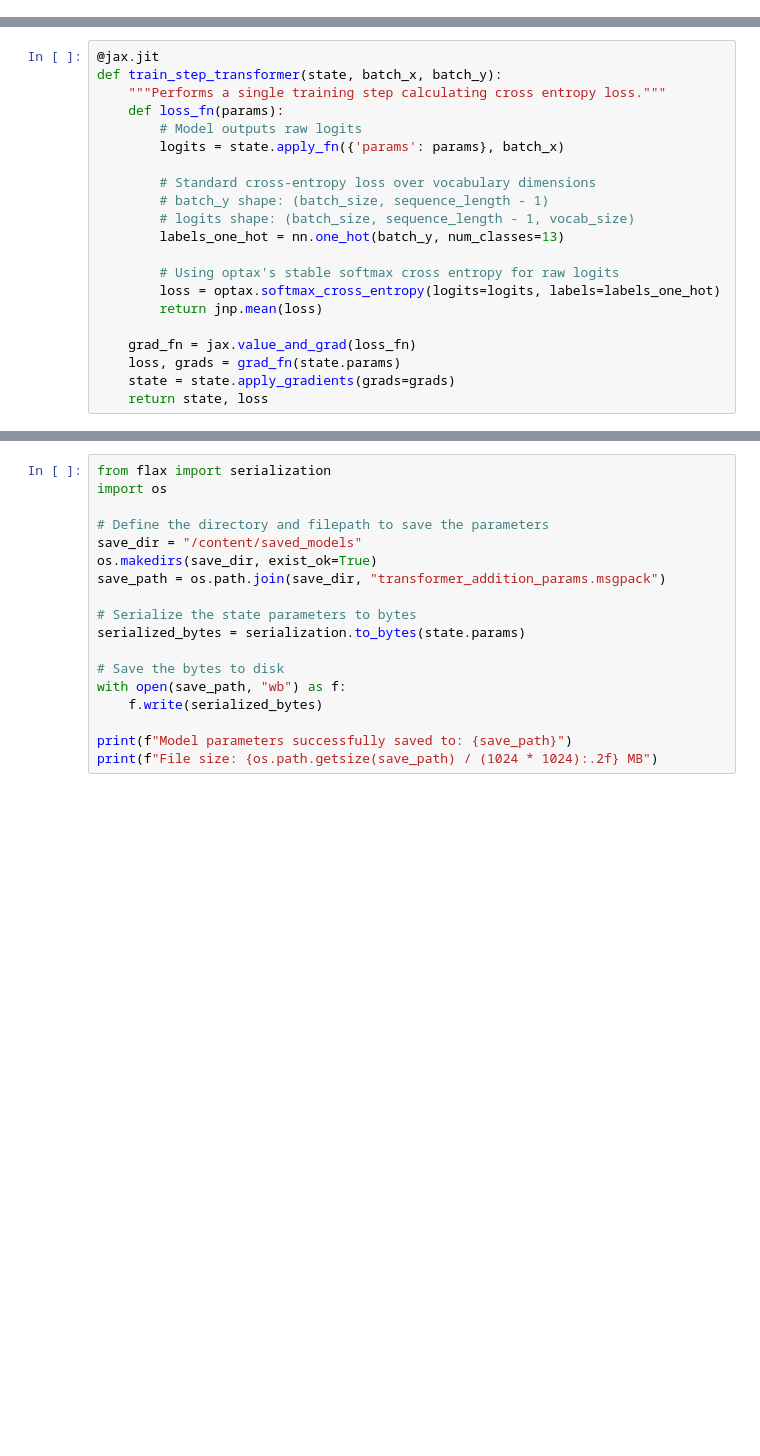
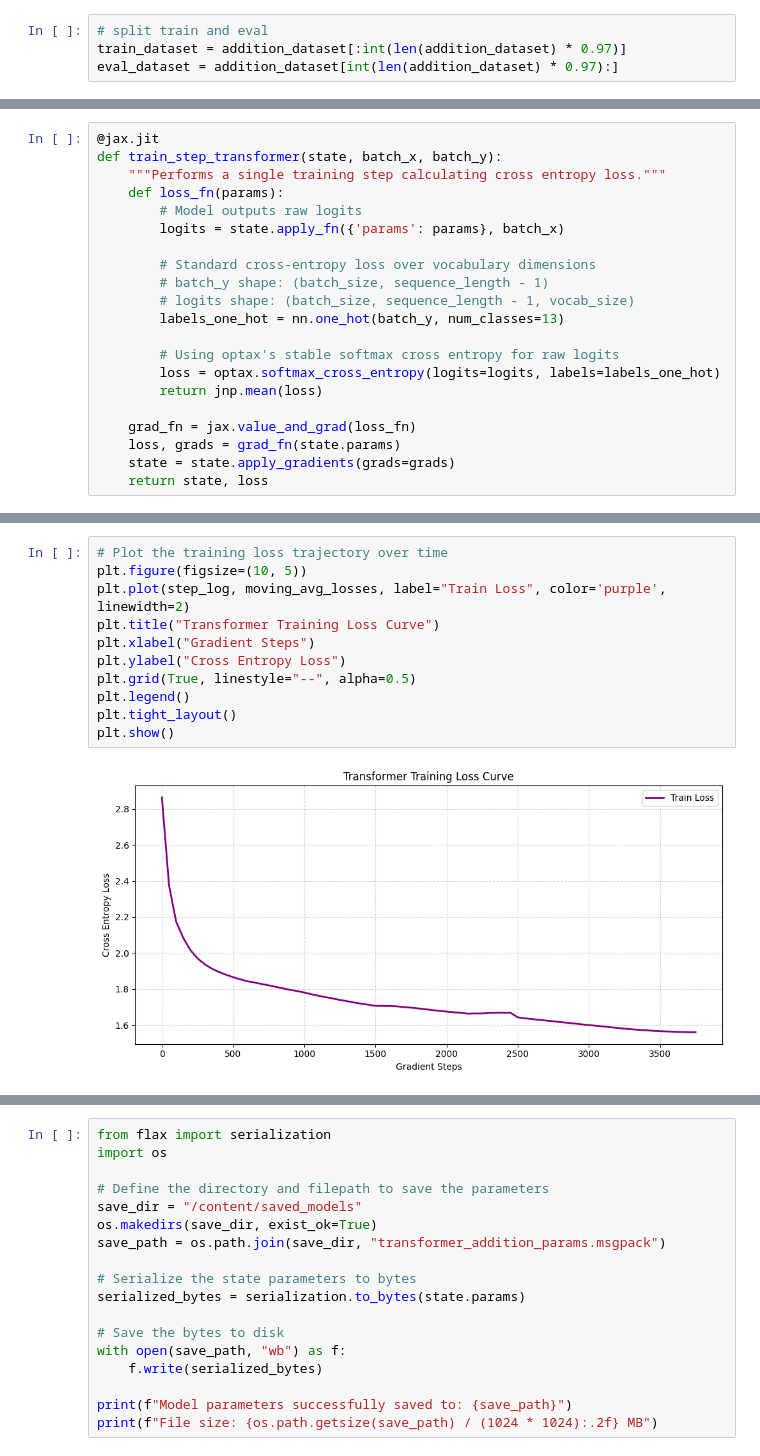
Before and after one commit to Eunoia1729/1plus1-is-all-you-need, a Jupyter notebook: notebooks/transformer_addition_from_scratch.ipynb, the cells around one changed output, grey strips where cells are left out. Cells and saved outputs as stored; diff of their text form; blank space fills up the shorter version.

```diff
--- a/notebooks/transformer_addition_from_scratch.ipynb
+++ b/notebooks/transformer_addition_from_scratch.ipynb
@@ -55,3 +77,7 @@ print(addition_dataset[:5])
+# %%
+# split train and eval
+train_dataset = addition_dataset[:int(len(addition_dataset) * 0.97)]
+eval_dataset = addition_dataset[int(len(addition_dataset) * 0.97):]
 # %%
 inscope_chars = "0123456789+= "
 
@@ -700,3 +870,16 @@ plt.show()
+# %%
+# Plot the training loss trajectory over time
+plt.figure(figsize=(10, 5))
+plt.plot(step_log, moving_avg_losses, label="Train Loss", color='purple', linewidth=2)
+plt.title("Transformer Training Loss Curve")
+plt.xlabel("Gradient Steps")
+plt.ylabel("Cross Entropy Loss")
+plt.grid(True, linestyle="--", alpha=0.5)
+plt.legend()
+plt.tight_layout()
+plt.show()
+# %% [output]
+[figure, added]
 # %%
 import jax
 import jax.numpy as jnp
```
Also changed, not shown: parts of 16 cells of this notebook.
